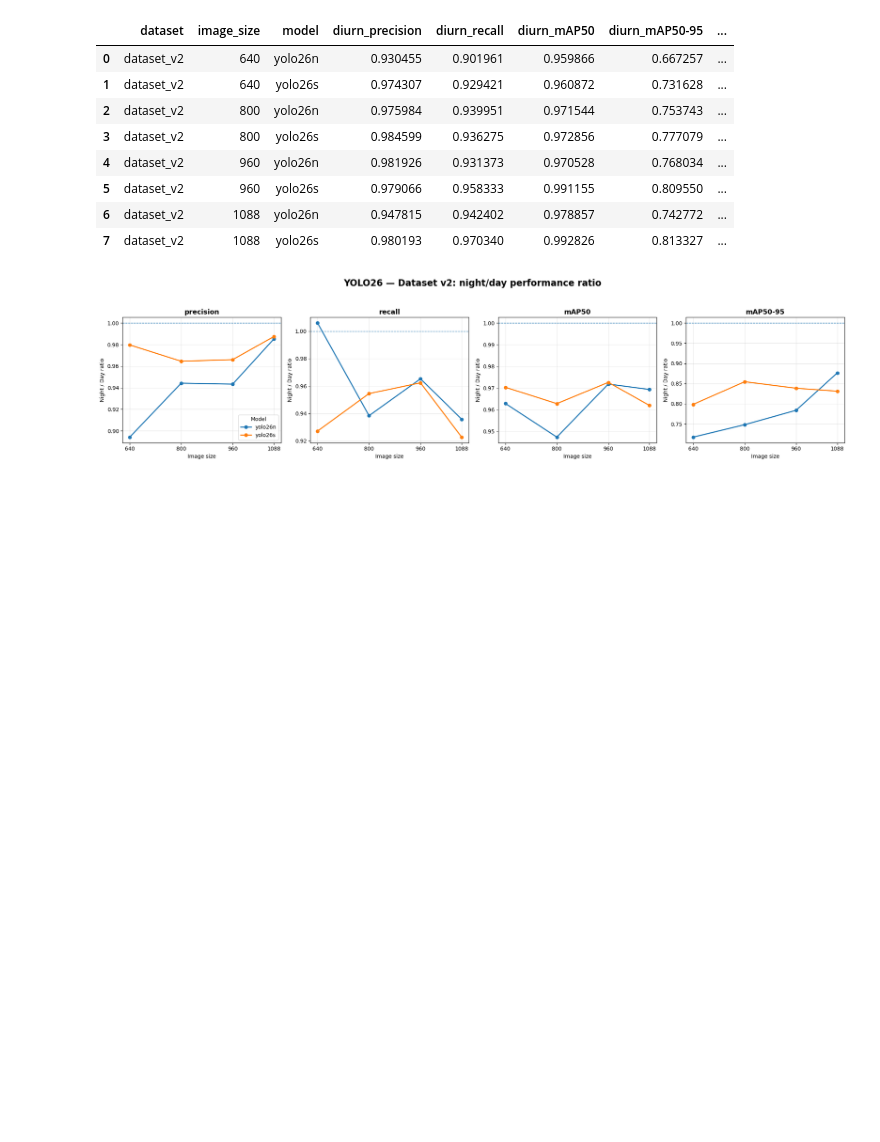
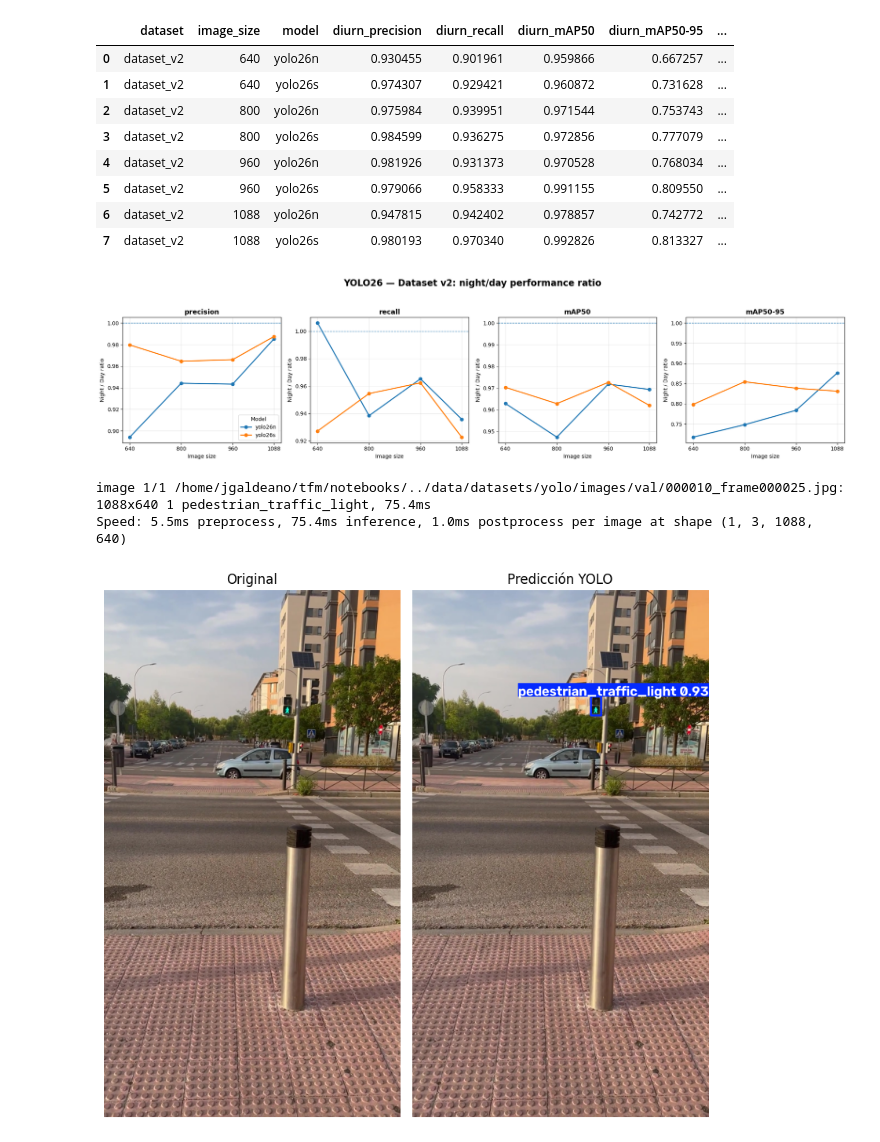
Before and after one commit to JGaldeano96/TFM-Pedestrian-Traffic-Light, a Jupyter notebook: notebooks/YOLO_test.ipynb, the cells around one changed output. Saved outputs shown, nothing was run; the diff lists cells and outputs as text; code cells hidden in the pictures; blank space fills up the shorter version.

```diff
--- a/notebooks/YOLO_test.ipynb
+++ b/notebooks/YOLO_test.ipynb
@@ -841,3 +835,28 @@ plt.tight_layout(
 plt.show()
 # %% [output]
 [figure]
+# %%
+from ultralytics import YOLO
+
+IMAGE_NAME = "000010_frame000025.jpg"
+IMAGE_PATH = Path("../data/datasets/yolo/images/val") / IMAGE_NAME
+MODEL_PATH = Path("../models/yolo/dataset_v2/yolo26s_1088_dataset_v2_best.pt")
+
+model = YOLO(MODEL_PATH)
+prediction = model(IMAGE_PATH)[0]
+
+fig, axes = plt.subplots(1, 2, figsize=(8, 8))
+axes[0].imshow(plt.imread(IMAGE_PATH))
+axes[0].set_title("Original")
+axes[1].imshow(prediction.plot()[..., ::-1])
+axes[1].set_title("Predicción YOLO")
+
+for ax in axes:
+    ax.axis("off")
+
+plt.tight_layout()
+plt.show()
+# %% [output]
+image 1/1 /home/jgaldeano/tfm/notebooks/../data/datasets/yolo/images/val/000010_frame000025.jpg: 1088x640 1 pedestrian_traffic_light, 75.4ms
+Speed: 5.5ms preprocess, 75.4ms inference, 1.0ms postprocess per image at shape (1, 3, 1088, 640)
+[figure, added]
```
Also changed, not shown: parts of 3 cells of this notebook, 2 other files.
